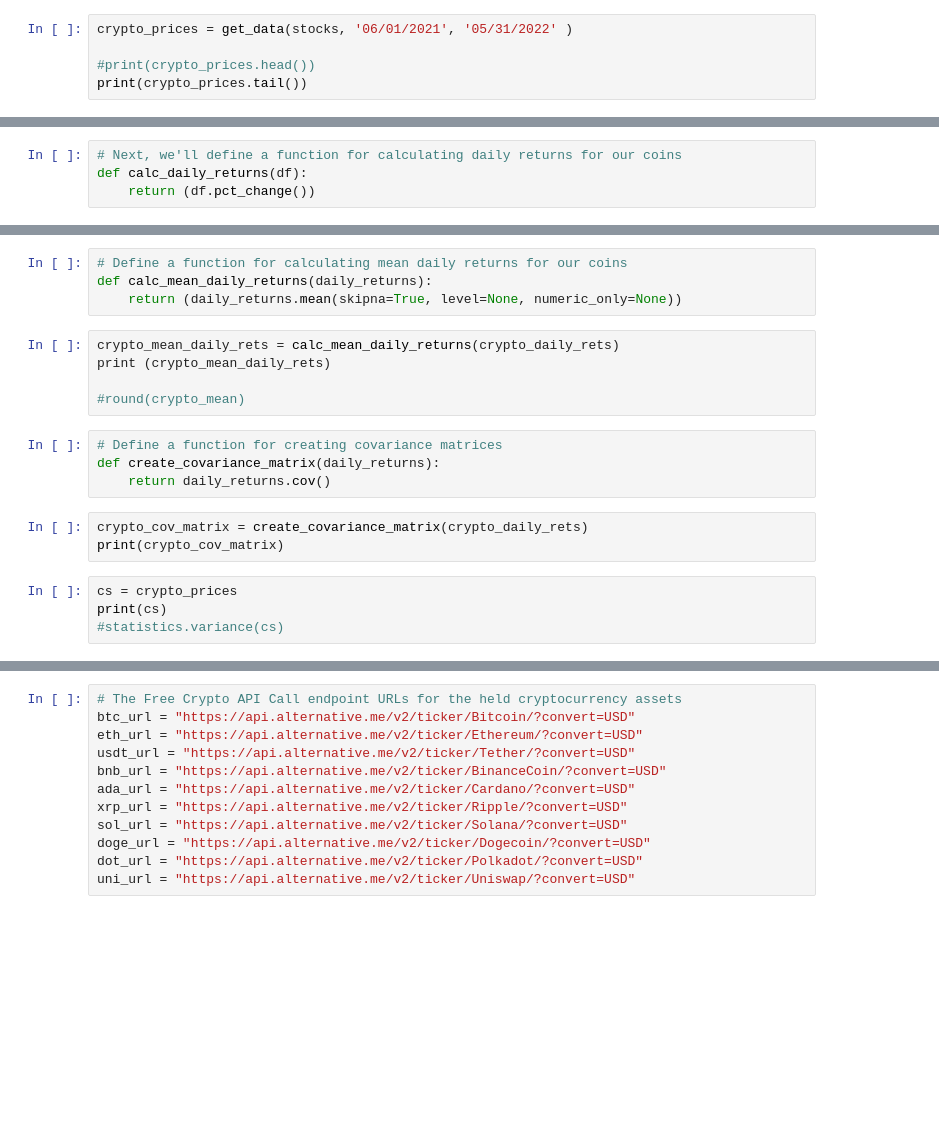
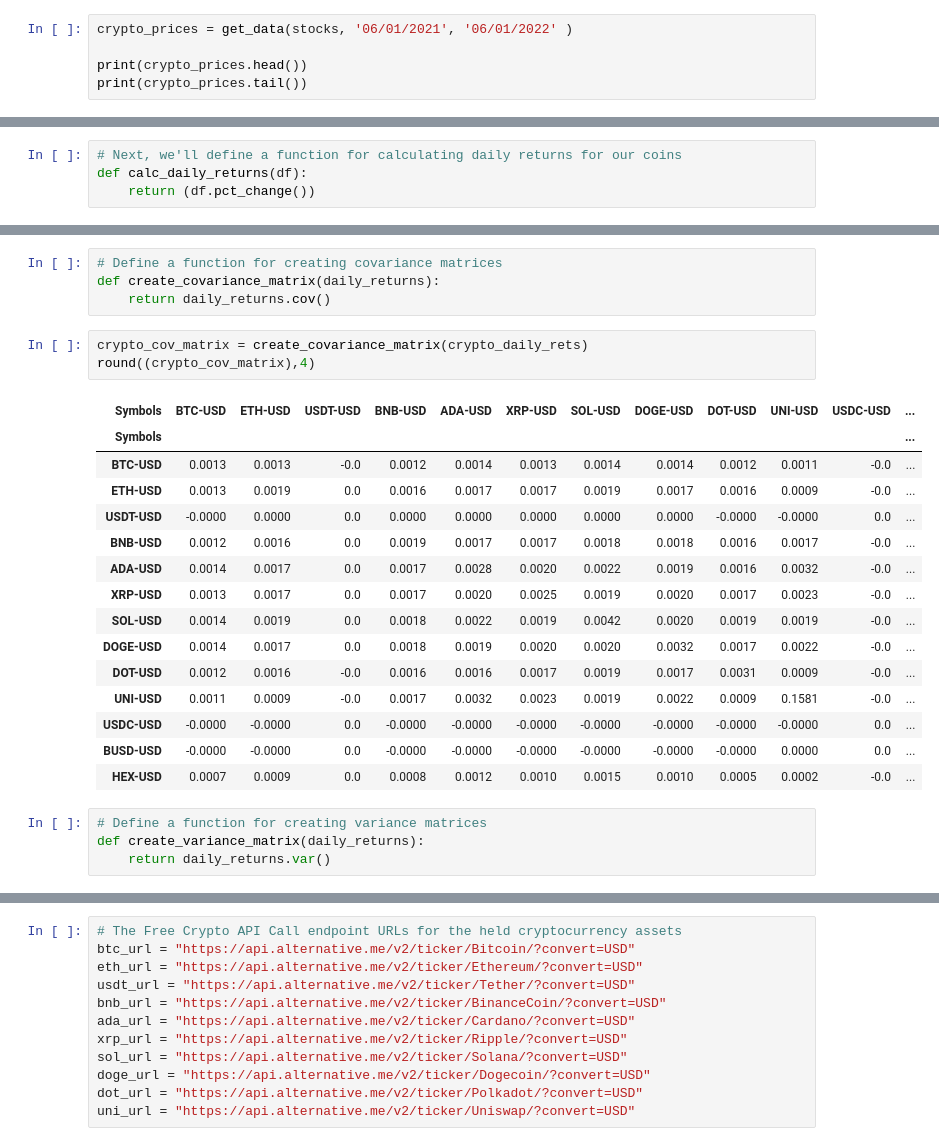
Before and after one commit to MykalM/Crypto-Risk-Assessment, a Jupyter notebook: database_columns.ipynb, the cells around one changed output, grey strips where cells are left out. Cells and saved outputs as stored; diff of their text form; blank space fills up the shorter version.

```diff
--- a/database_columns.ipynb
+++ b/database_columns.ipynb
@@ -32,7 +32,7 @@ def get_data(tickers, start_date, end_date):
 # %%
 stocks = ['BTC-USD','ETH-USD','USDT-USD','BNB-USD','ADA-USD','XRP-USD','SOL-USD','DOGE-USD','DOT-USD','UNI-USD','USDC-USD','BUSD-USD','HEX-USD']
 # %%
-crypto_prices = get_data(stocks, '06/01/2021', '05/31/2022' )
+crypto_prices = get_data(stocks, '06/01/2021', '06/01/2022' )
 
-#print(crypto_prices.head())
+print(crypto_prices.head())
 print(crypto_prices.tail())
@@ -46,20 +214,27 @@ print(crypto_daily_rets.tail())
-# %%
-# Define a function for calculating mean daily returns for our coins
-def calc_mean_daily_returns(daily_returns):
-    return (daily_returns.mean(skipna=True, level=None, numeric_only=None))
-# %%
-crypto_mean_daily_rets = calc_mean_daily_returns(crypto_daily_rets)
-print (crypto_mean_daily_rets)
-
-#round(crypto_mean)
 # %%
 # Define a function for creating covariance matrices
 def create_covariance_matrix(daily_returns):
     return daily_returns.cov()
 # %%
 crypto_cov_matrix = create_covariance_matrix(crypto_daily_rets)
-print(crypto_cov_matrix)
+round((crypto_cov_matrix),4)
+# %% [output]
+| Symbols | BTC-USD | ETH-USD | USDT-USD | BNB-USD | ADA-USD | XRP-USD | SOL-USD | DOGE-USD | DOT-USD | UNI-USD | USDC-USD | ... |
+| Symbols |  |  |  |  |  |  |  |  |  |  |  | ... |
+| BTC-USD | 0.0013 | 0.0013 | -0.0 | 0.0012 | 0.0014 | 0.0013 | 0.0014 | 0.0014 | 0.0012 | 0.0011 | -0.0 | ... |
+| ETH-USD | 0.0013 | 0.0019 | 0.0 | 0.0016 | 0.0017 | 0.0017 | 0.0019 | 0.0017 | 0.0016 | 0.0009 | -0.0 | ... |
+| USDT-USD | -0.0000 | 0.0000 | 0.0 | 0.0000 | 0.0000 | 0.0000 | 0.0000 | 0.0000 | -0.0000 | -0.0000 | 0.0 | ... |
+| BNB-USD | 0.0012 | 0.0016 | 0.0 | 0.0019 | 0.0017 | 0.0017 | 0.0018 | 0.0018 | 0.0016 | 0.0017 | -0.0 | ... |
+| ADA-USD | 0.0014 | 0.0017 | 0.0 | 0.0017 | 0.0028 | 0.0020 | 0.0022 | 0.0019 | 0.0016 | 0.0032 | -0.0 | ... |
+| XRP-USD | 0.0013 | 0.0017 | 0.0 | 0.0017 | 0.0020 | 0.0025 | 0.0019 | 0.0020 | 0.0017 | 0.0023 | -0.0 | ... |
+| SOL-USD | 0.0014 | 0.0019 | 0.0 | 0.0018 | 0.0022 | 0.0019 | 0.0042 | 0.0020 | 0.0019 | 0.0019 | -0.0 | ... |
+| DOGE-USD | 0.0014 | 0.0017 | 0.0 | 0.0018 | 0.0019 | 0.0020 | 0.0020 | 0.0032 | 0.0017 | 0.0022 | -0.0 | ... |
+| DOT-USD | 0.0012 | 0.0016 | -0.0 | 0.0016 | 0.0016 | 0.0017 | 0.0019 | 0.0017 | 0.0031 | 0.0009 | -0.0 | ... |
+| UNI-USD | 0.0011 | 0.0009 | -0.0 | 0.0017 | 0.0032 | 0.0023 | 0.0019 | 0.0022 | 0.0009 | 0.1581 | -0.0 | ... |
+| USDC-USD | -0.0000 | -0.0000 | 0.0 | -0.0000 | -0.0000 | -0.0000 | -0.0000 | -0.0000 | -0.0000 | -0.0000 | 0.0 | ... |
+| BUSD-USD | -0.0000 | -0.0000 | 0.0 | -0.0000 | -0.0000 | -0.0000 | -0.0000 | -0.0000 | -0.0000 | 0.0000 | 0.0 | ... |
+| HEX-USD | 0.0007 | 0.0009 | 0.0 | 0.0008 | 0.0012 | 0.0010 | 0.0015 | 0.0010 | 0.0005 | 0.0002 | -0.0 | ... |
-# %%
-cs = crypto_prices
-print(cs)
-#statistics.variance(cs)
+# %%
+# Define a function for creating variance matrices
+def create_variance_matrix(daily_returns):
+    return daily_returns.var()
```
Also changed, not shown: parts of 25 cells of this notebook.
